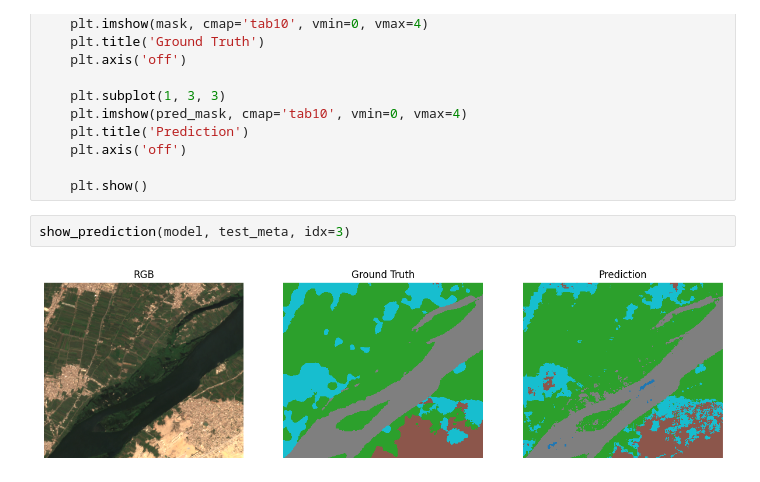
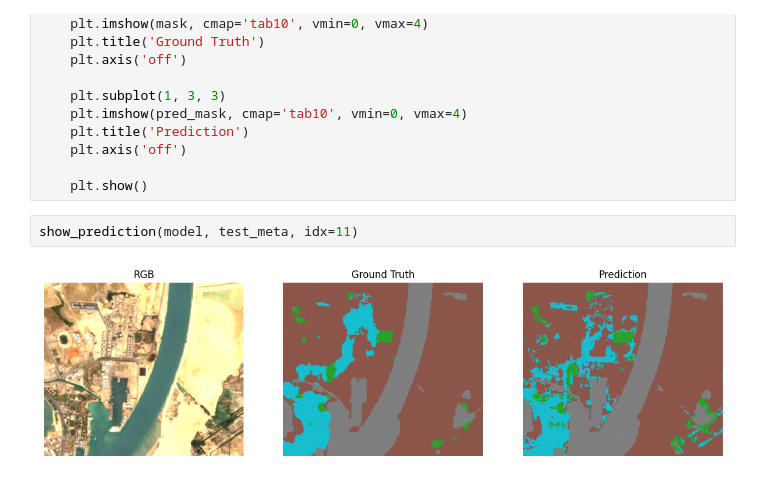
Before and after one commit to Mohamed-Ashraf273/satellite-imagery, a Jupyter notebook: train_p1.ipynb, the cells around one changed output. Cells and saved outputs as stored; diff of their text form.

Commit message:
update models

```diff
--- a/train_p1.ipynb
+++ b/train_p1.ipynb
@@ -477,6 +477,6 @@ def show_prediction(model, split_df, idx=0):
 
     plt.show()
 # %%
-show_prediction(model, test_meta, idx=3)
+show_prediction(model, test_meta, idx=11)
 # %% [output]
-[figure, old version]
+[figure, new version]
```
Also changed, not shown: 1 other file.
